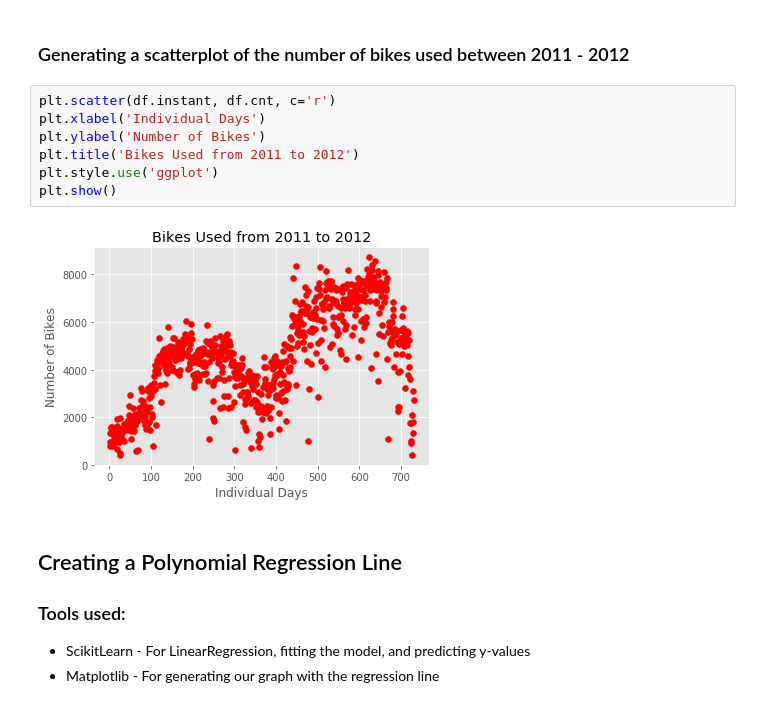
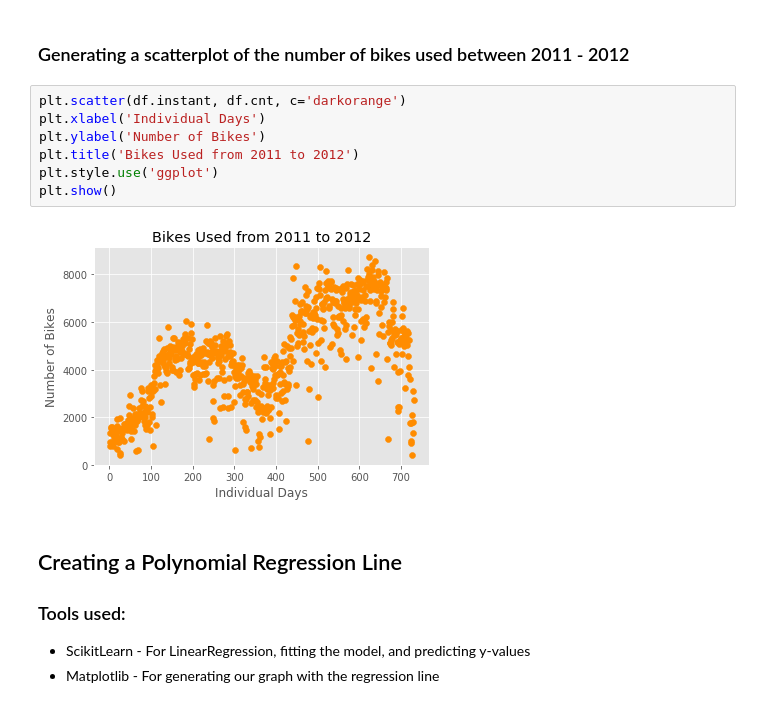
Before and after one commit to pauly51994/Bike_predictor, a Jupyter notebook: Bike-Sharing-Dataset/Graphing and Plotting.ipynb, the cells around one changed output. Drawn from its saved outputs; the diff is of its cells as text.

```diff
--- a/Bike-Sharing-Dataset/Graphing and Plotting.ipynb
+++ b/Bike-Sharing-Dataset/Graphing and Plotting.ipynb
@@ -20,14 +20,14 @@ df = pd.read_json('cleaned_bike_share_data.json')
 # %% [markdown]
 ### Generating a scatterplot of the number of bikes used between 2011 - 2012
 # %%
-plt.scatter(df.instant, df.cnt, c='r')
+plt.scatter(df.instant, df.cnt, c='darkorange')
 plt.xlabel('Individual Days')
 plt.ylabel('Number of Bikes')
 plt.title('Bikes Used from 2011 to 2012')
 plt.style.use('ggplot')
 plt.show()
 # %% [output]
-[figure, old version]
+[figure, new version]
 # %% [markdown]
 ## Creating a Polynomial Regression Line
 ### Tools used:
```
Also changed, not shown: parts of 6 cells of this notebook, 1 other file.
